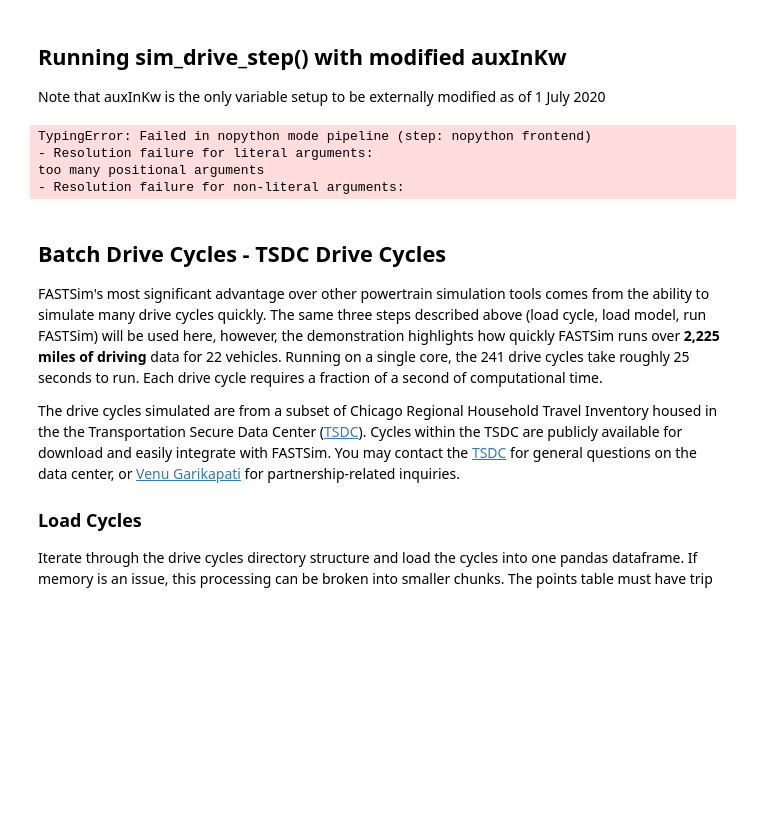
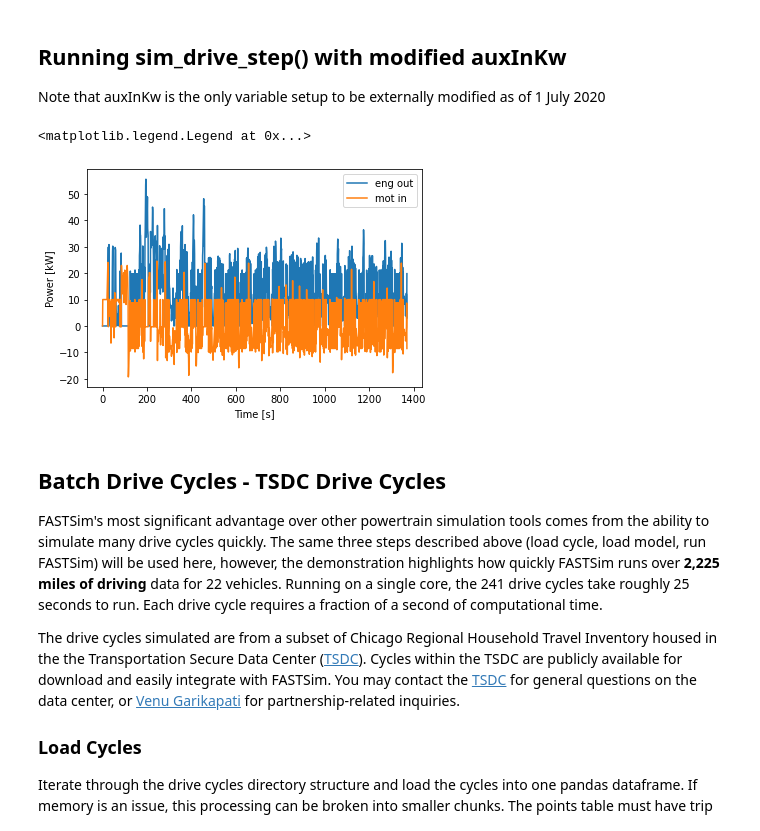
Before and after one commit to NREL/fastsim, a Jupyter notebook: docs/demo.ipynb, the cells around one changed output. Drawn from its saved outputs; the diff is of its cells as text; code cells hidden in the pictures; blank space fills up the shorter version.

Commit message:
created mechanism for overriding internal calculations on a step-by-step basis but not when sim_drive() is used

```diff
--- a/docs/demo.ipynb
+++ b/docs/demo.ipynb
@@ -124,24 +124,25 @@ Note that auxInKw is the only variable setup to be externally modified as of 1 J
 # %%
 veh_jit = vehicle.Vehicle(9).get_numba_veh()
 sim_drive = simdrive.SimDriveJit(cyc_jit, veh_jit)
 initSoc = 0.7935
 sim_drive.essCurKwh[0] = initSoc * sim_drive.veh.maxEssKwh
 sim_drive.soc[0] = initSoc
 
 while sim_drive.i < len(cyc.cycSecs):
     sim_drive.auxInKw[sim_drive.i] = 10 # large value to exaggerate results
-    sim_drive.sim_drive_step('auxInKw')
+    sim_drive.sim_drive_step()
+
+# sim_drive.auxInKw[1:] = np.ones(sim_drive.auxInKw.shape[0] - 1) * 10
+# sim_drive.sim_drive()
 
 plt.plot(cyc.cycSecs, sim_drive.fcKwOutAch, label='eng out')
 plt.plot(cyc.cycSecs, sim_drive.essKwOutAch, label='mot in')
 plt.xlabel('Time [s]')
 plt.ylabel('Power [kW]')
 plt.legend()
 # %% [output]
-TypingError: Failed in nopython mode pipeline (step: nopython frontend)
-- Resolution failure for literal arguments:
-too many positional arguments
-- Resolution failure for non-literal arguments:
+<matplotlib.legend.Legend at 0x...>
+[figure, added]
 # %% [markdown]
 ## Batch Drive Cycles - TSDC Drive Cycles
 
```
Also changed, not shown: parts of 26 cells of this notebook, 1 other file.
